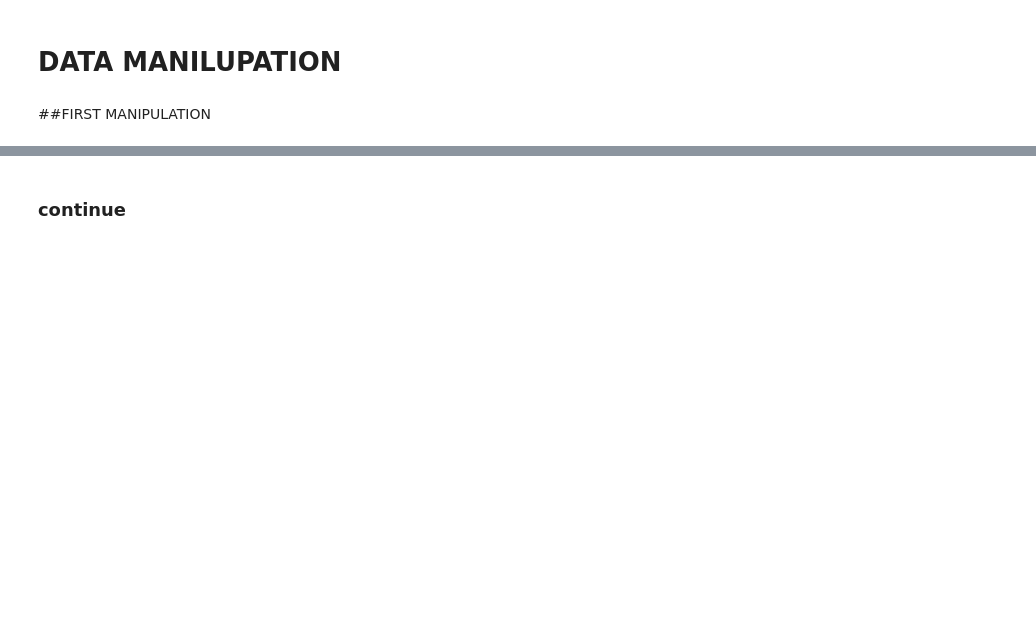
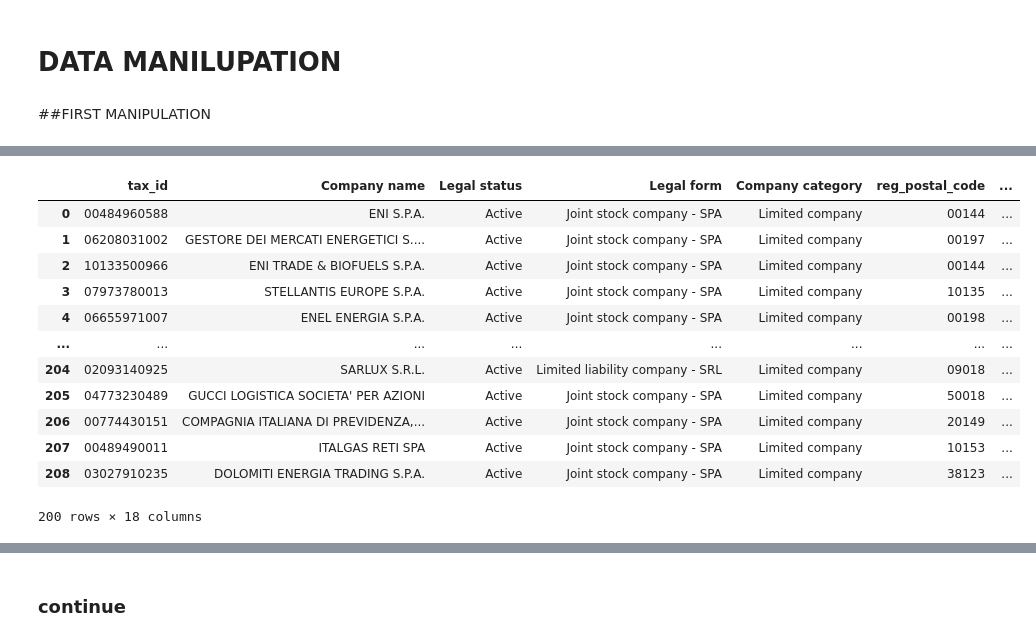
Before and after one commit to AntikGhalt/predicting_bankruptcy_AIDA, a Jupyter notebook: phase1_code.ipynb, the cells around one changed output, grey strips where cells are left out. Cells and saved outputs as stored; diff of their text form; code cells hidden in the pictures; blank space fills up the shorter version.

Commit message:
Created using Colab, main is ready

```diff
--- a/phase1_code.ipynb
+++ b/phase1_code.ipynb
@@ -497,0 +534,30 @@ All columns of interest are present ✓
+# %%
+#@title Main dataset — Browse table
+
+"""
+This cell provides a simple way to inspect the dataset interactively.
+It does not modify data.
+"""
+
+from google.colab import data_table
+from IPython.display import display
+
+data_table.enable_dataframe_formatter()
+
+to_browse = df_main  # switch to df_main_index if needed
+
+display(to_browse.head(200))
+# %% [output]
+|  | tax_id | Company name | Legal status | Legal form | Company category | reg_postal_code | ... |
+| 0 | 00484960588 | ENI S.P.A. | Active | Joint stock company - SPA | Limited company | 00144 | ... |
+| 1 | 06208031002 | GESTORE DEI MERCATI ENERGETICI S.... | Active | Joint stock company - SPA | Limited company | 00197 | ... |
+| 2 | 10133500966 | ENI TRADE & BIOFUELS S.P.A. | Active | Joint stock company - SPA | Limited company | 00144 | ... |
+| 3 | 07973780013 | STELLANTIS EUROPE S.P.A. | Active | Joint stock company - SPA | Limited company | 10135 | ... |
+| 4 | 06655971007 | ENEL ENERGIA S.P.A. | Active | Joint stock company - SPA | Limited company | 00198 | ... |
+| ... | ... | ... | ... | ... | ... | ... | ... |
+| 204 | 02093140925 | SARLUX S.R.L. | Active | Limited liability company - SRL | Limited company | 09018 | ... |
+| 205 | 04773230489 | GUCCI LOGISTICA SOCIETA' PER AZIONI | Active | Joint stock company - SPA | Limited company | 50018 | ... |
+| 206 | 00774430151 | COMPAGNIA ITALIANA DI PREVIDENZA,... | Active | Joint stock company - SPA | Limited company | 20149 | ... |
+| 207 | 00489490011 | ITALGAS RETI SPA | Active | Joint stock company - SPA | Limited company | 10153 | ... |
+| 208 | 03027910235 | DOLOMITI ENERGIA TRADING S.P.A. | Active | Joint stock company - SPA | Limited company | 38123 | ... |
+200 rows × 18 columns
```
Also changed, not shown: parts of 8 cells of this notebook.
